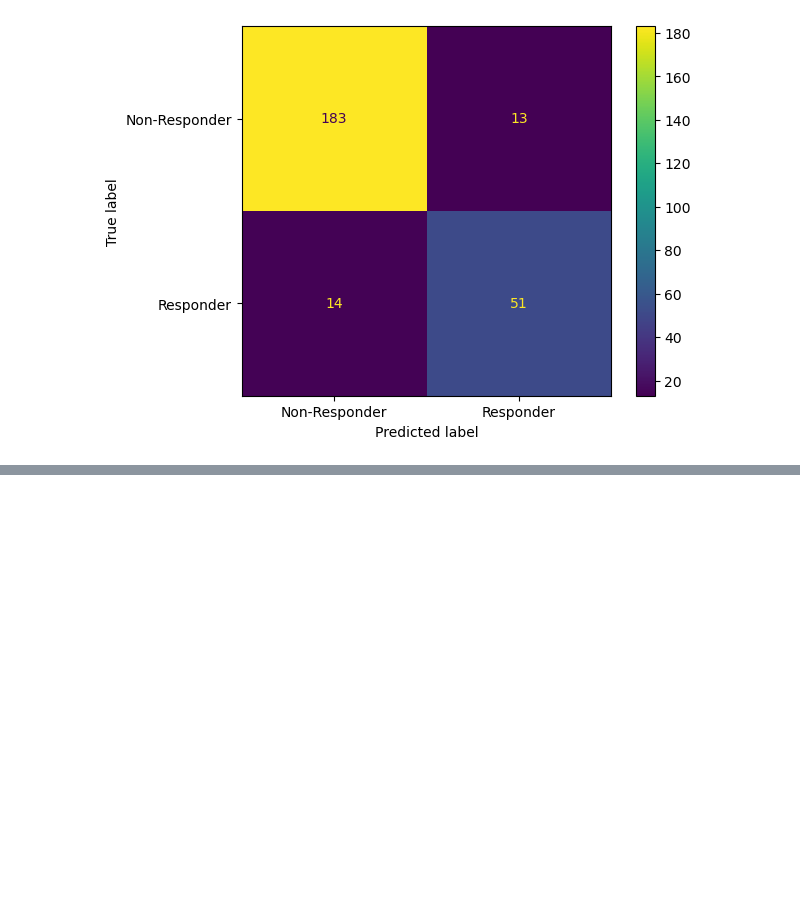
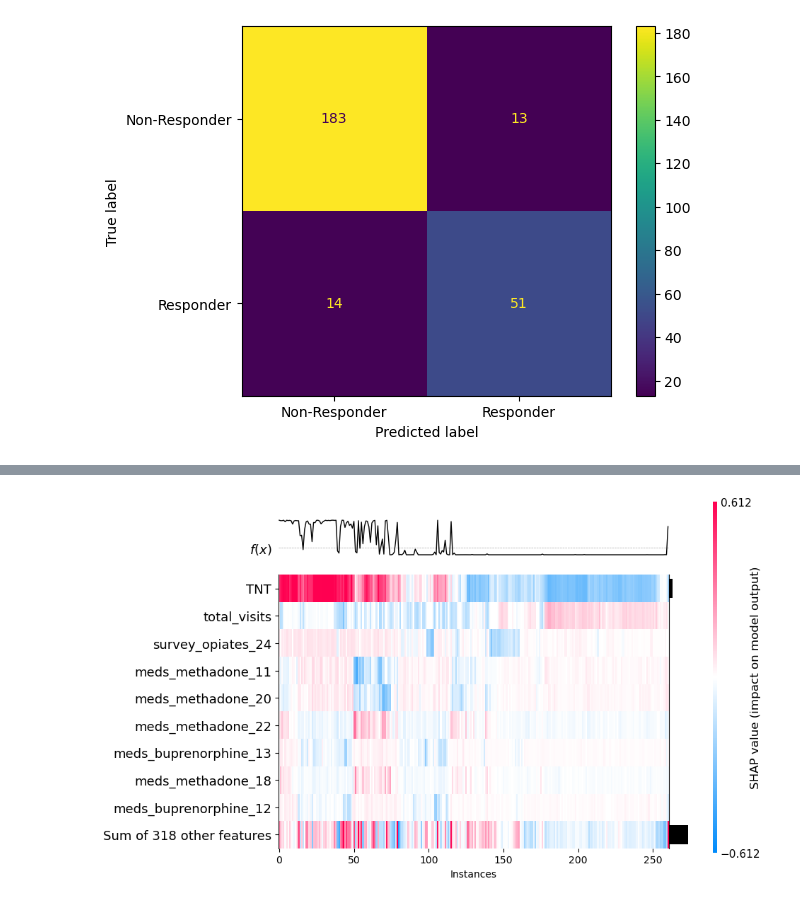
Before and after one commit to DanHerman212/oud_treatment_outcome, a Jupyter notebook: notebooks/5_sklearn_logistic_regression.ipynb, the cells around one changed output, grey strips where cells are left out. Saved outputs shown, nothing was run; the diff lists cells and outputs as text; code cells hidden in the pictures; blank space fills up the shorter version.

```diff
--- a/notebooks/5_sklearn_logistic_regression.ipynb
+++ b/notebooks/5_sklearn_logistic_regression.ipynb
@@ -101,2 +126,4 @@ shap.plots.force(sv_logit[0:20:,:,0])
 # %%
-shap.plots.heatmap(sv_logit[:,:,class_index])
+shap.plots.heatmap(shap_values[:,:,class_index], show=True)
+# %% [output]
+[figure, added]
```
Also changed, not shown: parts of 8 cells of this notebook.
